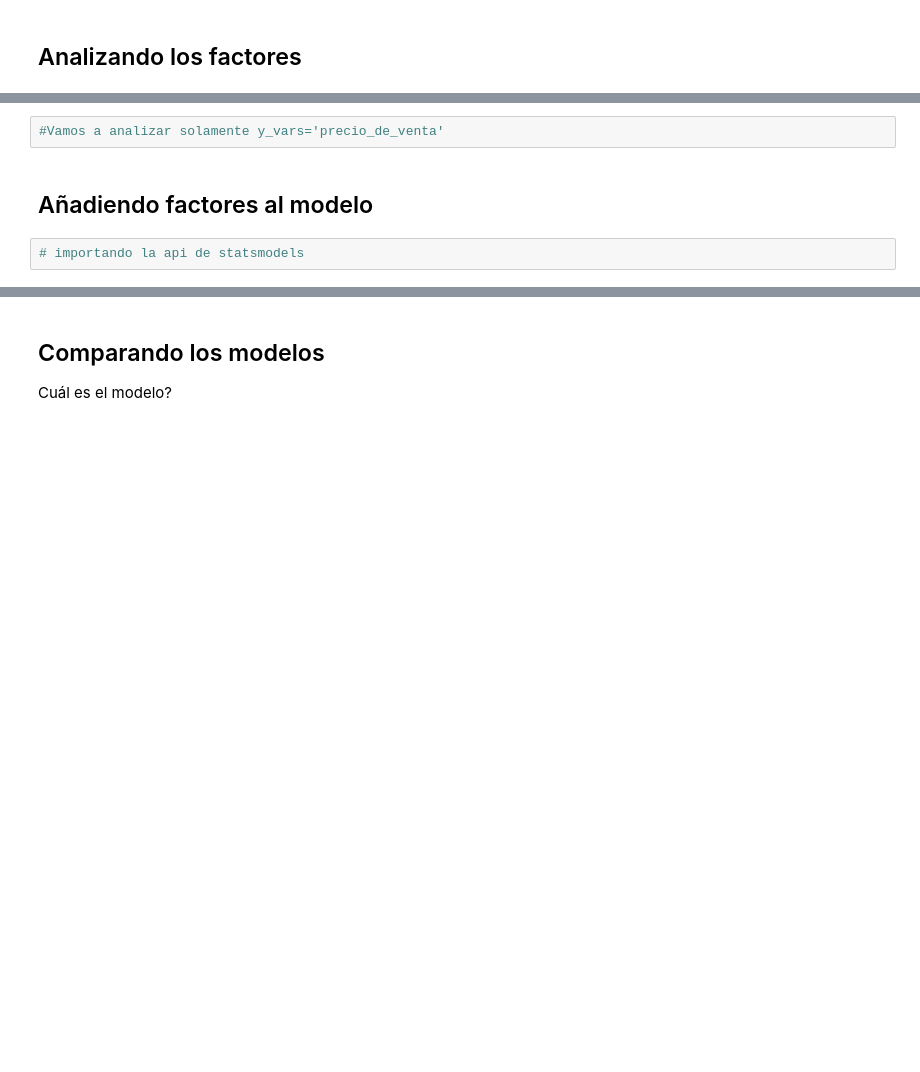
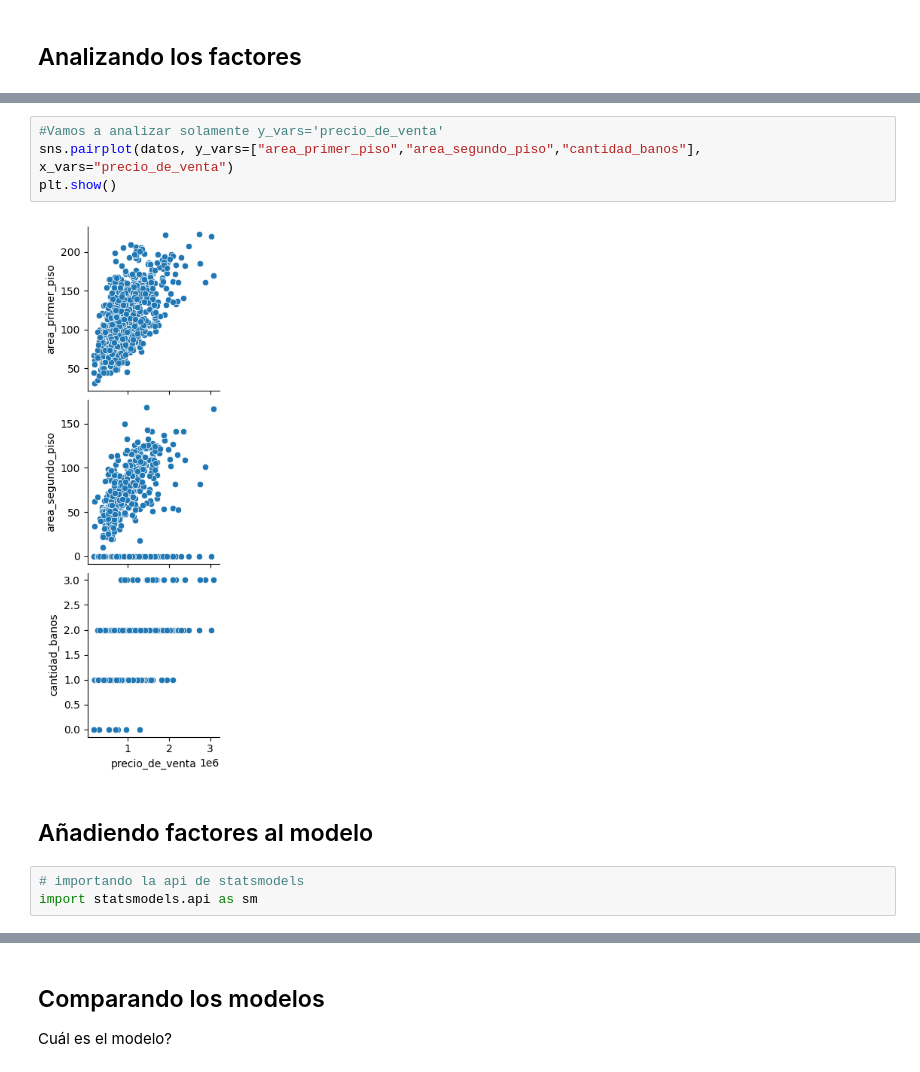
Before and after one commit to cmrondon2000/probando_relaciones_con_regresion_lineal, a Jupyter notebook: precios_de_inmuebles_regresion_lineal.ipynb, the cells around one changed output, grey strips where cells are left out. Cells and saved outputs as stored; diff of their text form; blank space fills up the shorter version.

```diff
--- a/precios_de_inmuebles_regresion_lineal.ipynb
+++ b/precios_de_inmuebles_regresion_lineal.ipynb
@@ -307,8 +316,13 @@ Esto indica que aún existe una cantidad significativa de variación que no est
 # %%
 #Vamos a analizar solamente y_vars='precio_de_venta'
+sns.pairplot(datos, y_vars=["area_primer_piso","area_segundo_piso","cantidad_banos"], x_vars="precio_de_venta")
+plt.show()
+# %% [output]
+[figure, added]
 # %% [markdown]
 ## Añadiendo factores al modelo
 # %%
 # importando la api de statsmodels
+import statsmodels.api as sm
 # %%
 # Añadiendo una constante
```
Also changed, not shown: parts of 10 cells of this notebook.
